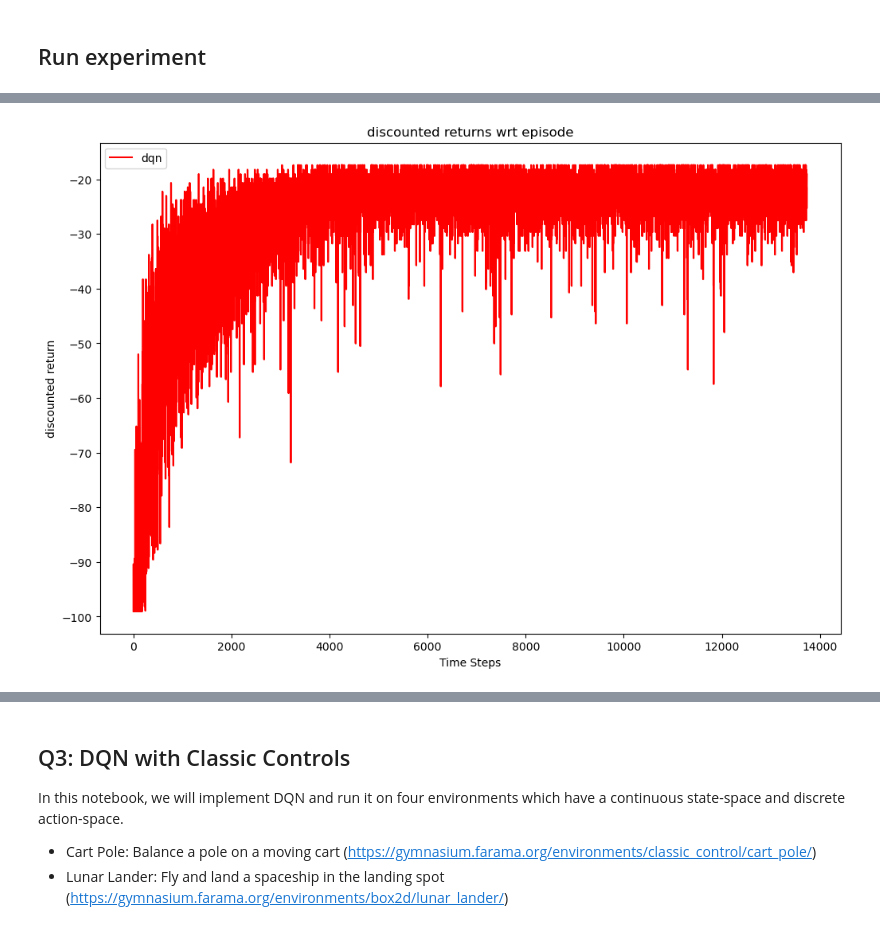
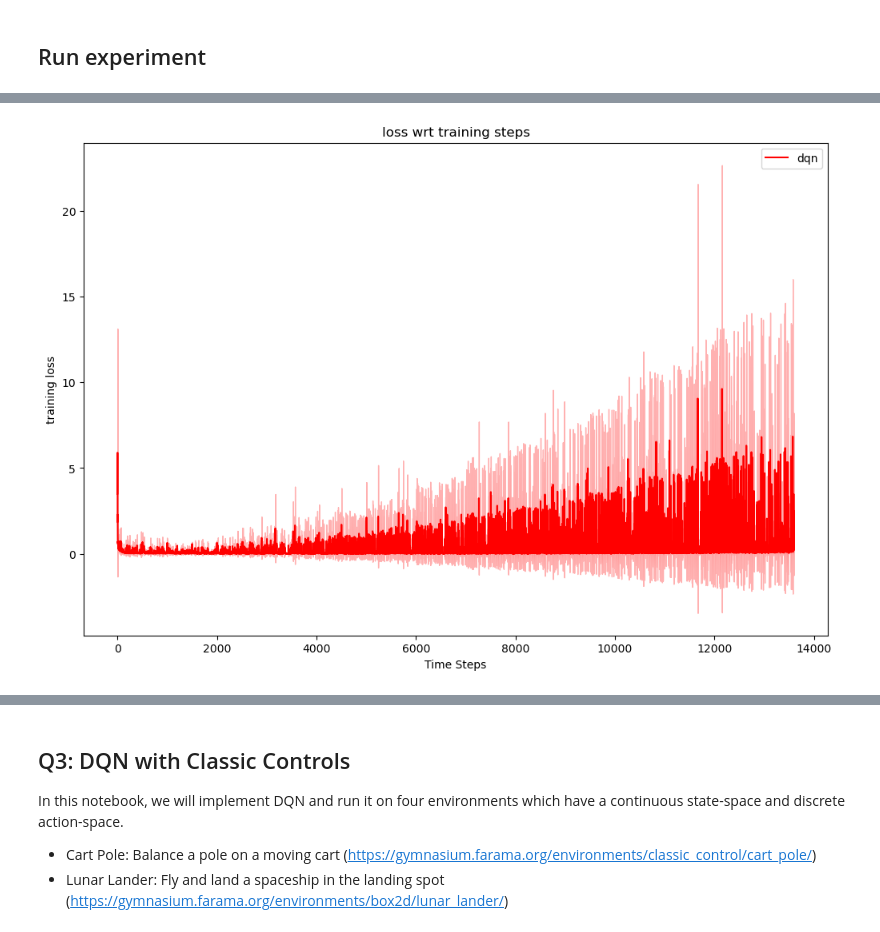
Before and after one commit to arjunjyothieswarb/CS5180, a Jupyter notebook: Assignment8/ex8.ipynb, the cells around one changed output, grey strips where cells are left out. Drawn from its saved outputs; the diff is of its cells as text; code cells hidden in the pictures.

Commit message:
Fixed plotting bugs

```diff
--- a/Assignment8/ex8.ipynb
+++ b/Assignment8/ex8.ipynb
@@ -999,5 +999,14 @@ if __name__ == '__main__':
         'model_name': "four_room.pt"
     }
 
-    # create experiment
-    train_returns, train_loss = train_dqn_agent(my_env, train_parameters)
+    trail_num = 2
+    return_list = []
+    loss_list = []
+
+    for i in range(trail_num):
+        my_env.reset()
+        print("Trial Number: ", i+1)
+        # create experiment
+        train_returns, train_loss = train_dqn_agent(my_env, train_parameters)
+        return_list.append(train_returns)
+        loss_list.append(train_loss)
@@ -1003,0 +1016,12 @@ if __name__ == '__main__':
+# %%
+min_val = float('inf')
+for ret in return_list:
+    min_val = min(min_val, len(ret))
+
+ret_arr = []
+loss_arr = []
+for i in range(trail_num):
+    ret_arr.append(return_list[i][0:min_val])
+    loss_arr.append(loss_list[i][0:min_val])
+
+plot_curves([np.array(ret_arr)], ['dqn'], ['r'], 'discounted return', 'discounted returns wrt episode')
@@ -1004,4 +1031,4 @@ if __name__ == '__main__':
 # %%
-plot_curves([np.array([train_returns])], ['dqn'], ['r'], 'discounted return', 'discounted returns wrt episode')
+plot_curves([np.array(loss_arr)], ['dqn'], ['r'], 'training loss', 'loss wrt training steps')
 # %% [output]
-[figure, old version]
+[figure, new version]
```
Also changed, not shown: parts of 3 cells of this notebook.
